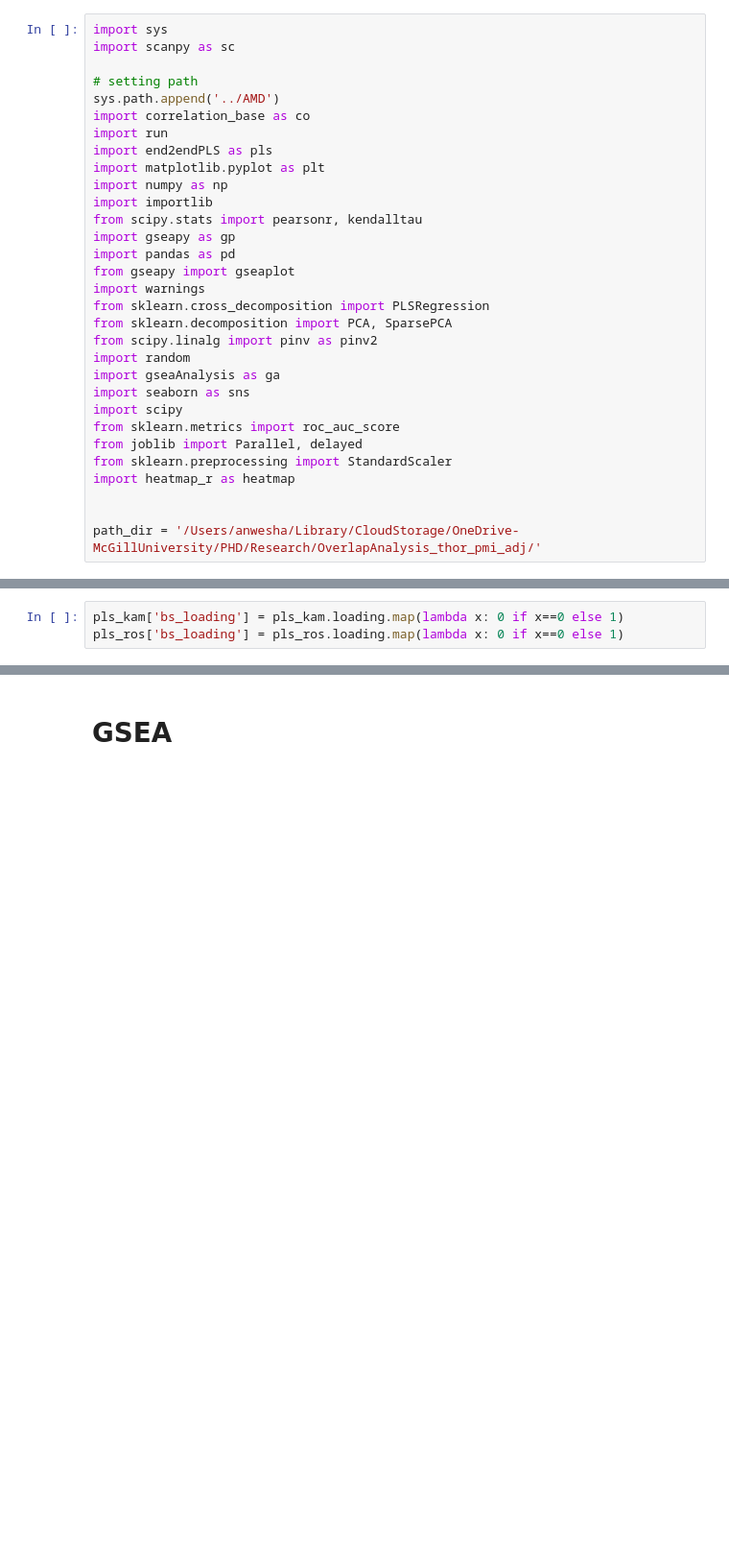
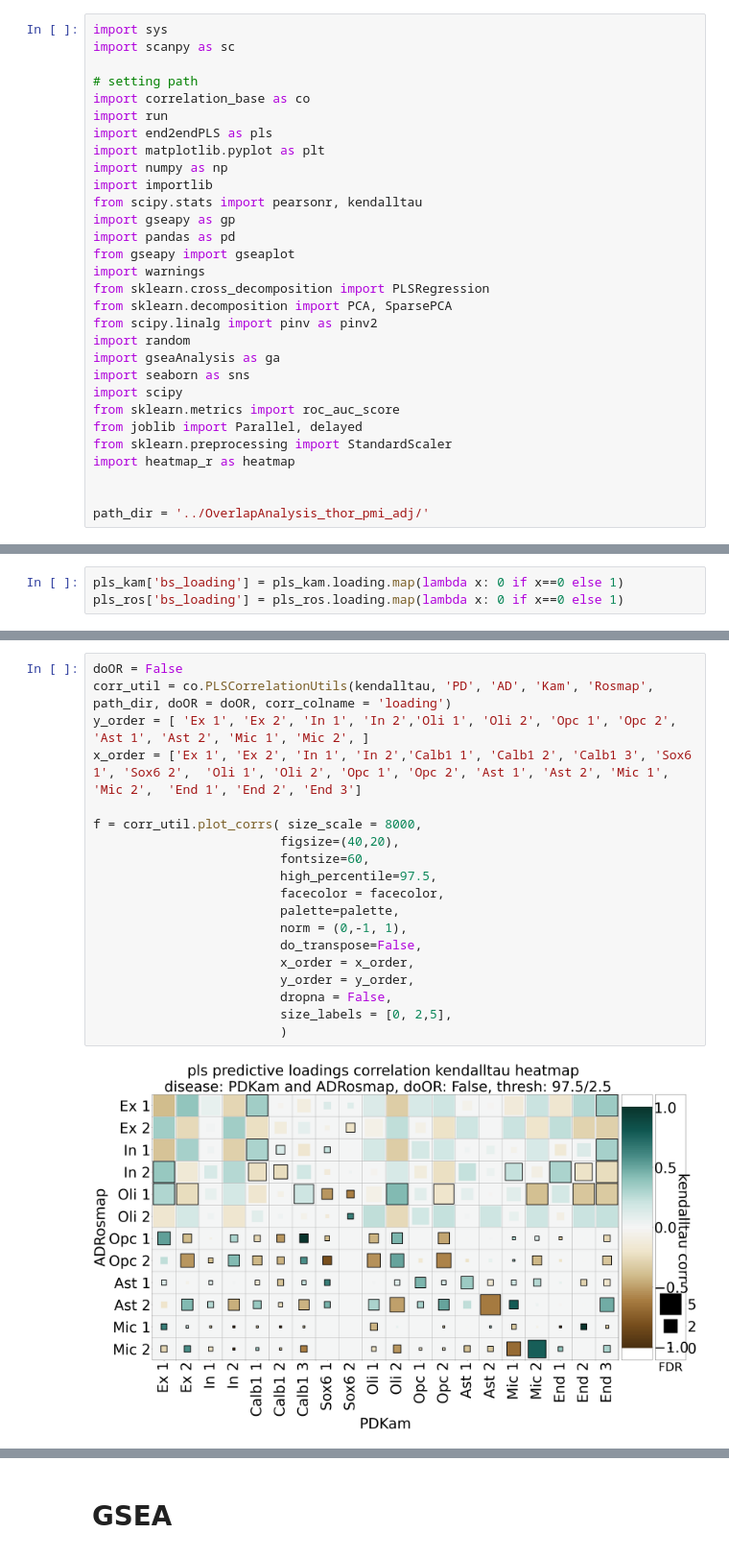
Before and after one commit to dblabs-mcgill-mila/AD-PD-overlap-study, a Jupyter notebook: code/Plots.ipynb, the cells around one changed output, grey strips where cells are left out. Shown at 96% size. Cells and saved outputs as stored; diff of their text form; blank space fills up the shorter version.

Commit message:
extra plots for manuscript

```diff
--- a/code/Plots.ipynb
+++ b/code/Plots.ipynb
@@ -3,7 +3,6 @@ import sys
 import scanpy as sc
 
 # setting path
-sys.path.append('../AMD')
 import correlation_base as co
 import run
 import end2endPLS as pls
@@ -28,7 +27,7 @@ from sklearn.preprocessing import StandardScaler
 import heatmap_r as heatmap
 
 
-path_dir = '/Users/anwesha/Library/CloudStorage/OneDrive-McGillUniversity/PHD/Research/OverlapAnalysis_thor_pmi_adj/'
+path_dir = '../OverlapAnalysis_thor_pmi_adj/'
 # %% [markdown]
 # Setup
 # %%
@@ -216,0 +155,21 @@ f = corr_util.plot_corrs( size_scale = 8000,
+# %%
+doOR = False
+corr_util = co.PLSCorrelationUtils(kendalltau, 'PD', 'AD', 'Kam', 'Rosmap', path_dir, doOR = doOR, corr_colname = 'loading')
+y_order = [ 'Ex 1', 'Ex 2', 'In 1', 'In 2','Oli 1', 'Oli 2', 'Opc 1', 'Opc 2', 'Ast 1', 'Ast 2', 'Mic 1', 'Mic 2', ]
+x_order = ['Ex 1', 'Ex 2', 'In 1', 'In 2','Calb1 1', 'Calb1 2', 'Calb1 3', 'Sox6 1', 'Sox6 2',  'Oli 1', 'Oli 2', 'Opc 1', 'Opc 2', 'Ast 1', 'Ast 2', 'Mic 1', 'Mic 2',  'End 1', 'End 2', 'End 3']
+
+f = corr_util.plot_corrs( size_scale = 8000,
+                         figsize=(40,20),
+                         fontsize=60,
+                         high_percentile=97.5,
+                         facecolor = facecolor,
+                         palette=palette,
+                         norm = (0,-1, 1),
+                         do_transpose=False,
+                         x_order = x_order,
+                         y_order = y_order,
+                         dropna = False,
+                         size_labels = [0, 2,5],
+                         )
+# %% [output]
+[figure, added]
```
Also changed, not shown: parts of 40 cells of this notebook.
